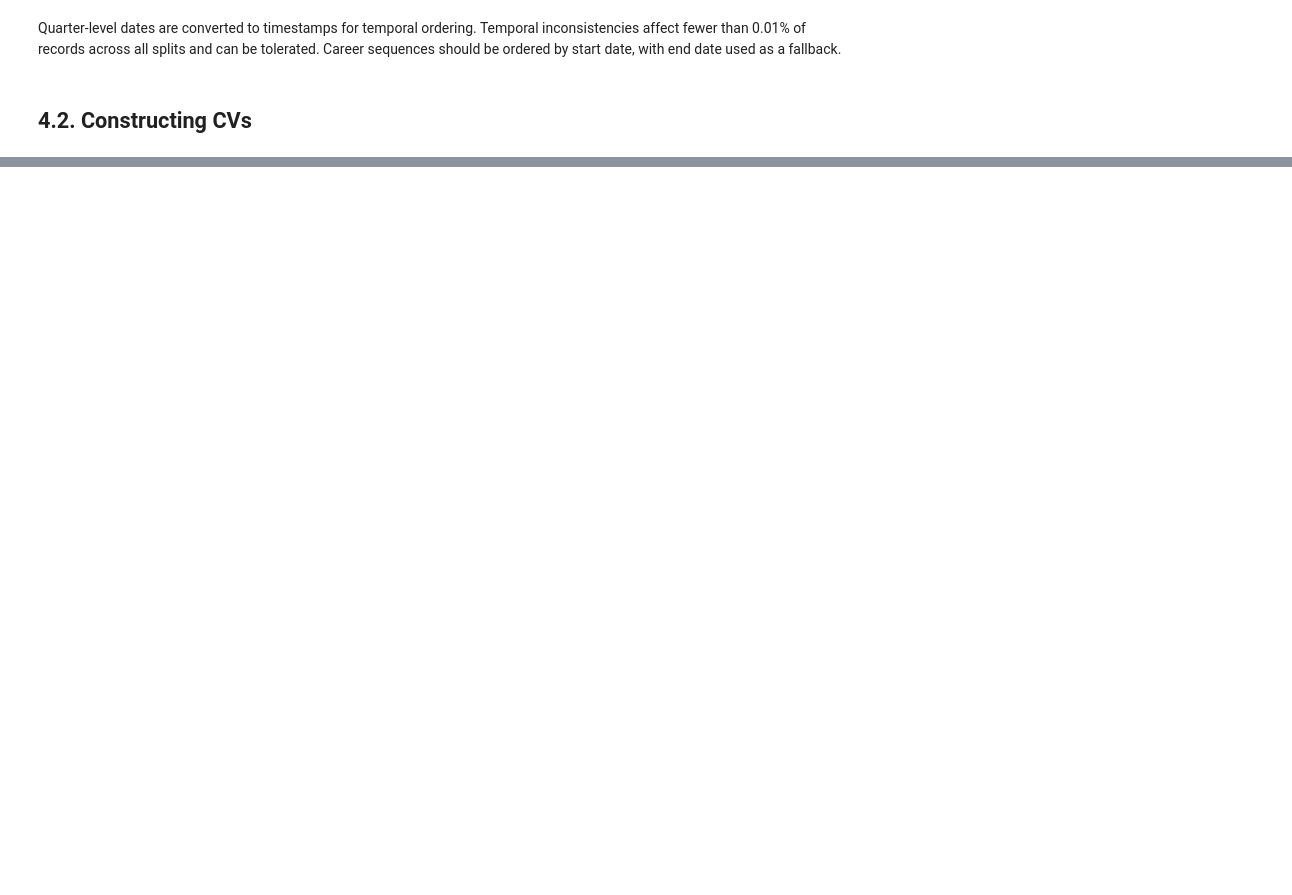
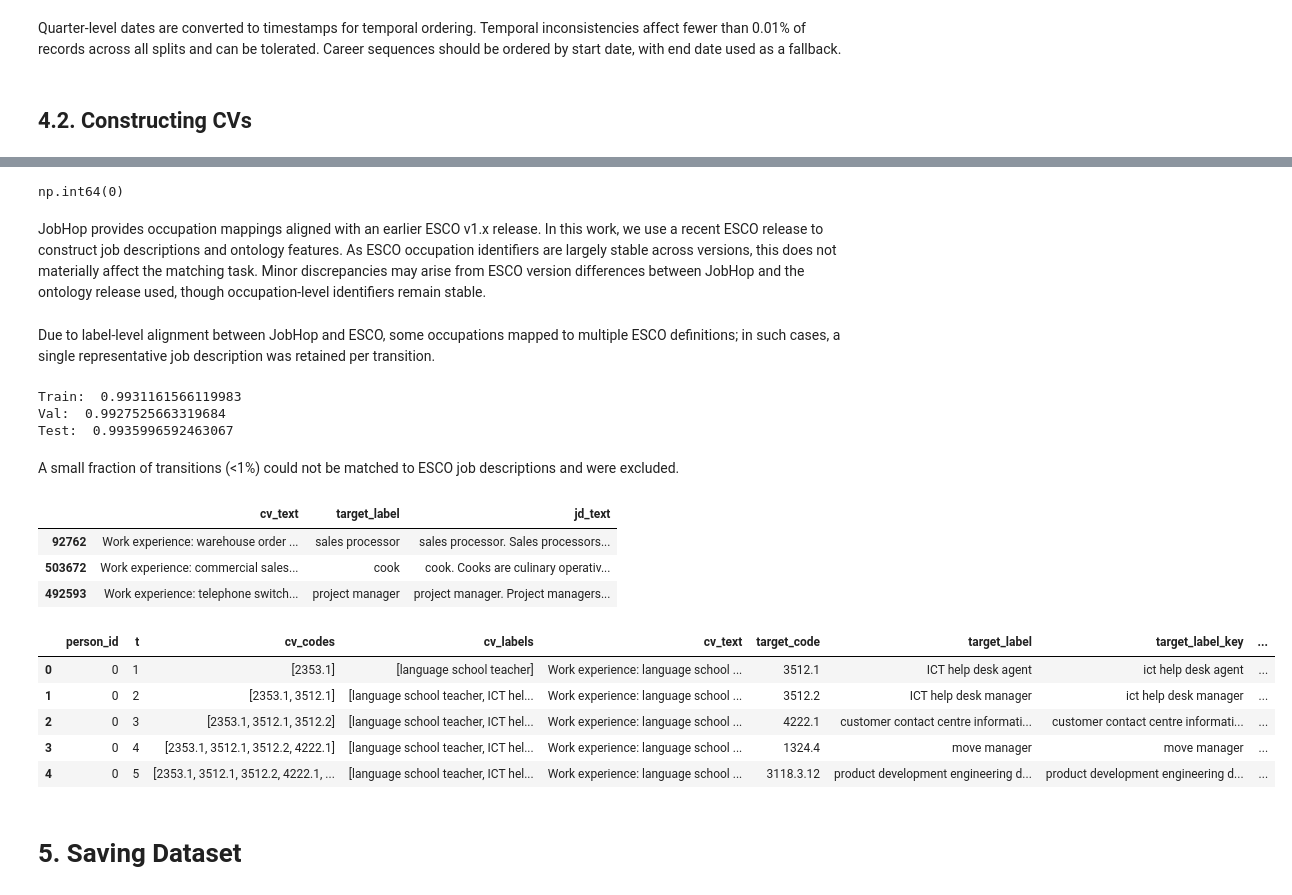
Before and after one commit to 20240693/Thesis-Career-Transitions, a Jupyter notebook: Notebooks/JobHop.ipynb, the cells around one changed output, grey strips where cells are left out. Cells and saved outputs as stored; diff of their text form; code cells hidden in the pictures; blank space fills up the shorter version.

```diff
--- a/Notebooks/JobHop.ipynb
+++ b/Notebooks/JobHop.ipynb
@@ -469,0 +610,70 @@ train_timelines.sample(5)[['person_id', 'occupation_codes', 'occupation_labels']
+# %%
+# Checking if there are no null values (normally done in other notebook, but just in case)
+jd_df["essential_skills"].isna().sum()
+# %% [output]
+np.int64(0)
+# %% [markdown]
+JobHop provides occupation mappings aligned with an earlier ESCO v1.x release. In this work, we use a recent ESCO release to construct job descriptions and ontology features. As ESCO occupation identifiers are largely stable across versions, this does not materially affect the matching task. Minor discrepancies may arise from ESCO version differences between JobHop and the ontology release used, though occupation-level identifiers remain stable.
+# %%
+# Normalize
+train_pairs_pos["target_label_key"] = train_pairs_pos["target_label"].str.lower().str.strip()
+val_pairs_pos["target_label_key"] = val_pairs_pos["target_label"].str.lower().str.strip()
+test_pairs_pos["target_label_key"] = test_pairs_pos["target_label"].str.lower().str.strip()
+
+jd_df["preferredLabel_key"] = jd_df["preferredLabel"].str.lower().str.strip()
+# %%
+jd_df_unique = jd_df.drop_duplicates(subset=["preferredLabel_key"], keep="first")
+# %%
+def merge_with_jd(pairs_pos, jd_df_unique):
+    pairs_pos = pairs_pos.copy()
+    pairs_pos["target_label_key"] = pairs_pos["target_label"].str.lower().str.strip()
+
+    merged = pairs_pos.merge(
+        jd_df_unique[["preferredLabel_key", "jd_text", "occupationUri", "iscoGroup"]],
+        left_on="target_label_key",
+        right_on="preferredLabel_key",
+        how="inner"
+    )
+
+    # ensure 1 row per transition
+    merged = merged.drop_duplicates(subset=["person_id", "t", "target_label"])
+
+    return merged
+# %% [markdown]
+Due to label-level alignment between JobHop and ESCO, some occupations mapped to multiple ESCO definitions; in such cases, a single representative job description was retained per transition.
+# %%
+train_pairs = merge_with_jd(train_pairs_pos, jd_df_unique)
+val_pairs = merge_with_jd(val_pairs_pos, jd_df_unique)
+test_pairs = merge_with_jd(test_pairs_pos, jd_df_unique)
+# %%
+print("Train: ", len(train_pairs) / len(train_pairs_pos))
+print("Val: ", len(val_pairs) / len(val_pairs_pos))
+print("Test: ", len(test_pairs) / len(test_pairs_pos))
+# %% [output]
+Train:  0.9931161566119983
+Val:  0.9927525663319684
+Test:  0.9935996592463067
+# %% [markdown]
+A small fraction of transitions (<1%) could not be matched to ESCO job descriptions and were excluded.
+# %%
+train_pairs.sample(3)[["cv_text", "target_label", "jd_text"]]
+# %% [output]
+|  | cv_text | target_label | jd_text |
+| 92762 | Work experience: warehouse order ... | sales processor | sales processor. Sales processors... |
+| 503672 | Work experience: commercial sales... | cook | cook. Cooks are culinary operativ... |
+| 492593 | Work experience: telephone switch... | project manager | project manager. Project managers... |
+# %%
+train_pairs.head()
+# %% [output]
+|  | person_id | t | cv_codes | cv_labels | cv_text | target_code | target_label | target_label_key | ... |
+| 0 | 0 | 1 | [2353.1] | [language school teacher] | Work experience: language school ... | 3512.1 | ICT help desk agent | ict help desk agent | ... |
+| 1 | 0 | 2 | [2353.1, 3512.1] | [language school teacher, ICT hel... | Work experience: language school ... | 3512.2 | ICT help desk manager | ict help desk manager | ... |
+| 2 | 0 | 3 | [2353.1, 3512.1, 3512.2] | [language school teacher, ICT hel... | Work experience: language school ... | 4222.1 | customer contact centre informati... | customer contact centre informati... | ... |
+| 3 | 0 | 4 | [2353.1, 3512.1, 3512.2, 4222.1] | [language school teacher, ICT hel... | Work experience: language school ... | 1324.4 | move manager | move manager | ... |
+| 4 | 0 | 5 | [2353.1, 3512.1, 3512.2, 4222.1, ... | [language school teacher, ICT hel... | Work experience: language school ... | 3118.3.12 | product development engineering d... | product development engineering d... | ... |
+# %% [markdown]
+<a class="anchor" id="chapter5"></a>
+
+# 5. Saving Dataset
+
+</a>
```
Also changed, not shown: parts of 38 cells of this notebook, 1 other file.
